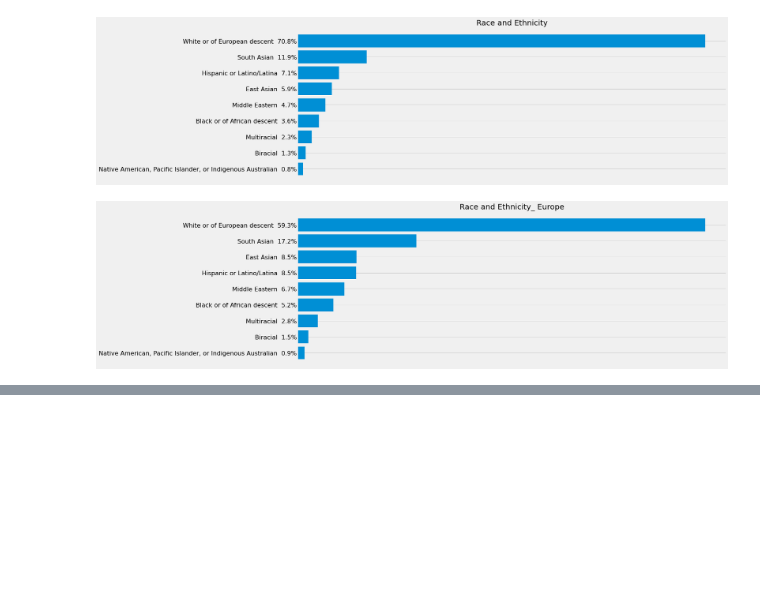
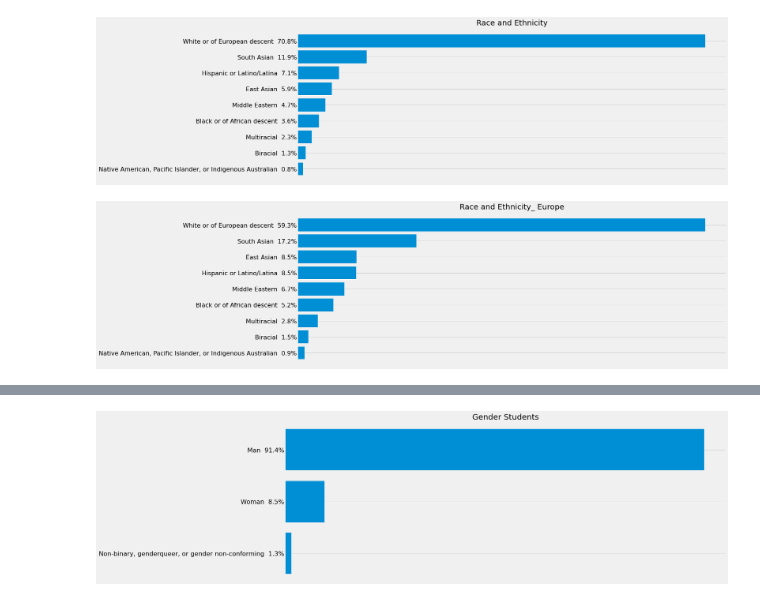
Before and after one commit to qristinius/Stackoverflow-Survey-2019, a Jupyter notebook: dev_survey_results_2019.ipynb, the cells around one changed output, grey strips where cells are left out. Cells and saved outputs as stored; diff of their text form; code cells hidden in the pictures; blank space fills up the shorter version.

```diff
--- a/dev_survey_results_2019.ipynb
+++ b/dev_survey_results_2019.ipynb
@@ -659,0 +670,13 @@ Build_Barh_sizes(key_Phrases, Quantity, Race_etnc_europ, "fivethirtyeight", Fals
+# %%
+gender = data ["Gender"]
+gender.dropna(inplace = True )
+
+gender_students = data[(gender  != "NaN")  & ((data ["Student"] == "Yes, full-time") | (data ["Student"] == "Yes, part-time"))]
+
+Gender_students = gender_students["Gender"]
+Gender_students = Gender_students.str.split(";")
+list_sorter_counter(Gender_students)
+
+Build_Barh_sizes(key_Phrases, Quantity, Gender_students, "fivethirtyeight", False , (18,7), "Gender Students")
+# %% [output]
+[figure, added]
```
Also changed, not shown: parts of 4 cells of this notebook.
